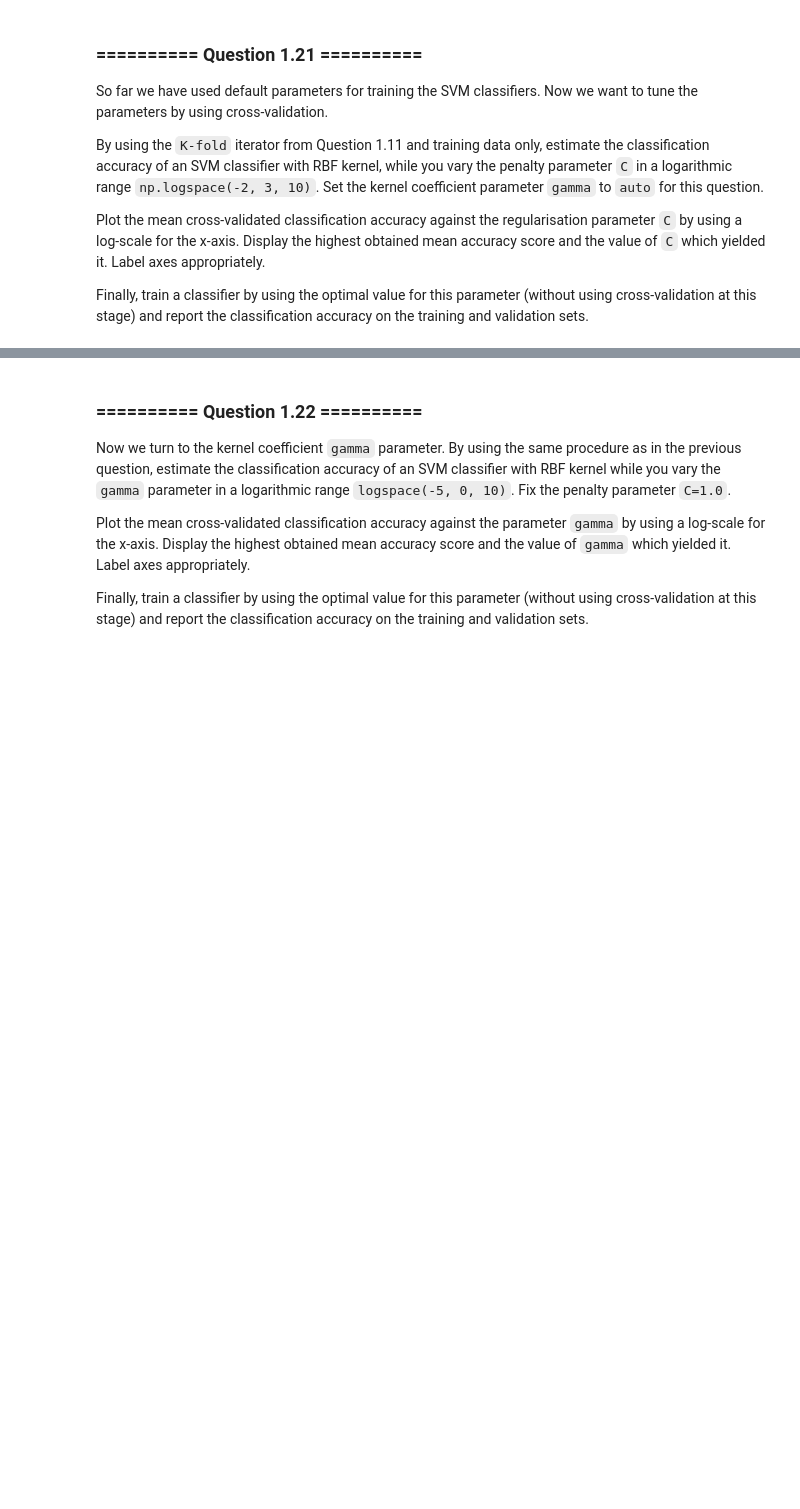
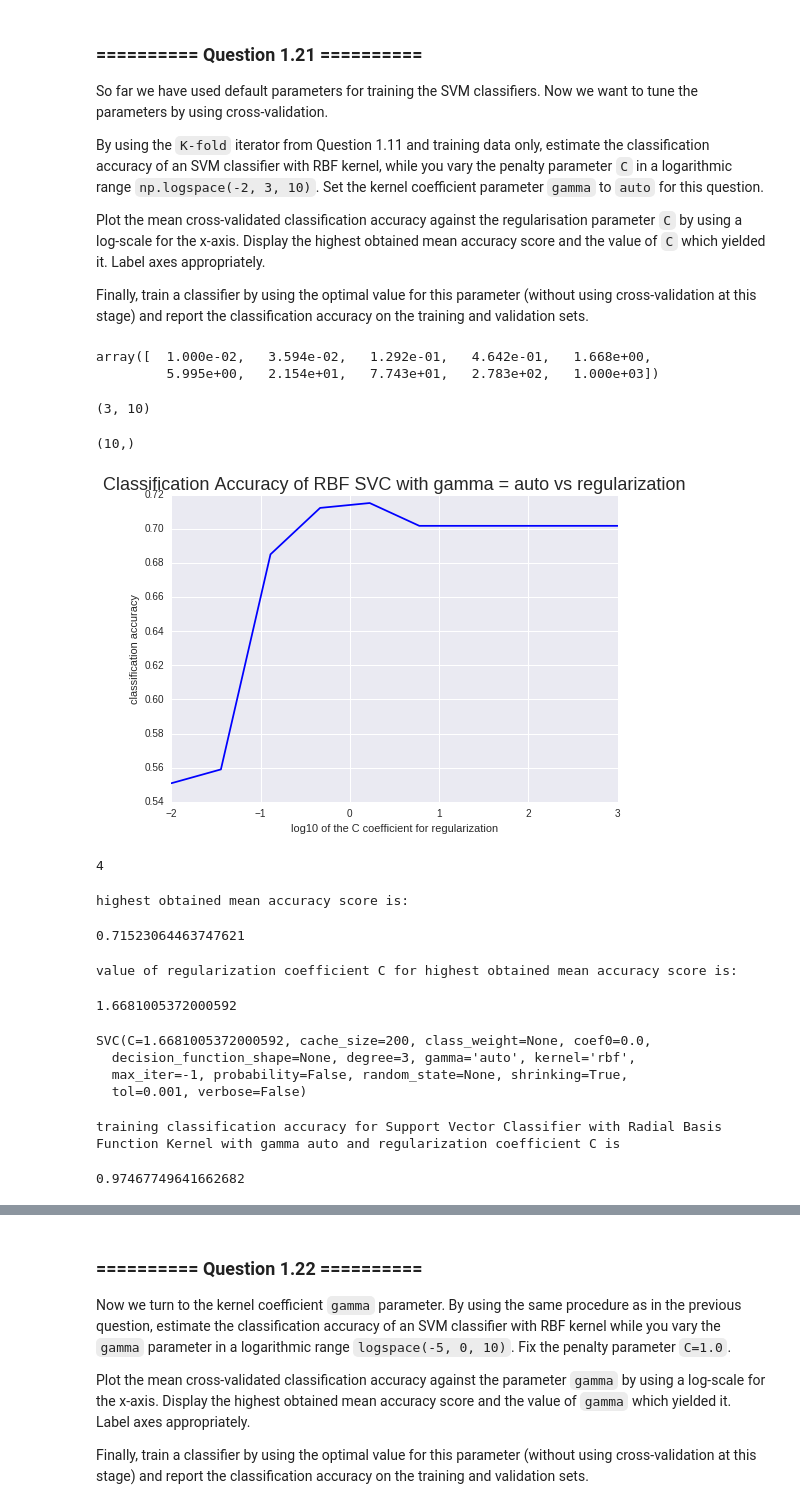
Before and after one commit to ngbcos/iaml-1, a Jupyter notebook: 07_Assignment_3-pligor.ipynb, the cells around one changed output, grey strips where cells are left out. Drawn from its saved outputs; the diff is of its cells as text; code cells hidden in the pictures; blank space fills up the shorter version.

```diff
--- a/07_Assignment_3-pligor.ipynb
+++ b/07_Assignment_3-pligor.ipynb
@@ -1122,3 +1165,79 @@ Plot the mean cross-validated classification accuracy against the regularisation
 Finally, train a classifier by using the optimal value for this parameter (without using cross-validation at this stage) and report the classification accuracy on the training and validation sets.
 # %%
 # Your code goes here
+Cs = np.logspace(-2, 3, 10)
+Cs
+# %% [output]
+array([  1.000e-02,   3.594e-02,   1.292e-01,   4.642e-01,   1.668e+00,
+         5.995e+00,   2.154e+01,   7.743e+01,   2.783e+02,   1.000e+03])
+# %%
+scores = np.zeros((len(kFold), len(Cs)))
+scores.shape
+# %% [output]
+(3, 10)
+# %%
+i = 0
+for foldTurn in kFold:
+    trainingIndices, testingIndices = foldTurn
+    #print trainingIndices.shape
+    #print testingIndices.shape
+    j = 0
+    for C in Cs:
+        trainingInputs = Xtrain[trainingIndices]
+        trainingTargets = yTr[trainingIndices]
+        svc = SVC(kernel='rbf', gamma='auto', C=C).fit(trainingInputs, trainingTargets)
+
+        testingInputs = Xtrain[testingIndices]
+        testingTargets = yTr[testingIndices]
+
+        scores[i, j] = svc.score(testingInputs, testingTargets)
+
+        j += 1
+    i += 1
+# %%
+scoreMeans = np.mean(scores, axis = 0) #average over the thee fold turns of the k=3-fold cross validation
+
+scoreMeans.shape
+# %% [output]
+(10,)
+# %%
+fig = plt.figure()
+plt.plot(np.log10(Cs), scoreMeans, 'b-')
+plt.xlabel('log10 of the C coefficient for regularization')
+plt.ylabel('classification accuracy')
+plt.title('Classification Accuracy of RBF SVC with gamma = auto vs regularization', fontsize=18)
+plt.show()
+# %% [output]
+[figure, added]
+# %%
+bestScoreIndex = np.argmax(scoreMeans)
+bestScoreIndex
+# %% [output]
+4
+# %%
+print "highest obtained mean accuracy score is:"
+scoreMeans[bestScoreIndex]
+# %% [output]
+highest obtained mean accuracy score is:
+0.71523064463747621
+# %%
+print "value of regularization coefficient C for highest obtained mean accuracy score is:"
+bestC = Cs[bestScoreIndex]
+bestC
+# %% [output]
+value of regularization coefficient C for highest obtained mean accuracy score is:
+1.6681005372000592
+# %%
+bestRbfSvc = SVC(kernel='rbf',gamma='auto', C = bestC).fit(Xtrain, yTr)
+bestRbfSvc
+# %% [output]
+SVC(C=1.6681005372000592, cache_size=200, class_weight=None, coef0=0.0,
+  decision_function_shape=None, degree=3, gamma='auto', kernel='rbf',
+  max_iter=-1, probability=False, random_state=None, shrinking=True,
+  tol=0.001, verbose=False)
+# %%
+print "training classification accuracy for Support Vector Classifier with Radial Basis Function Kernel with gamma auto and regularization coefficient C is"
+bestRbfSvc.score(Xtrain, yTr)
+# %% [output]
+training classification accuracy for Support Vector Classifier with Radial Basis Function Kernel with gamma auto and regularization coefficient C is
+0.97467749641662682
```
Also changed, not shown: parts of 194 cells of this notebook, 1 other file.
